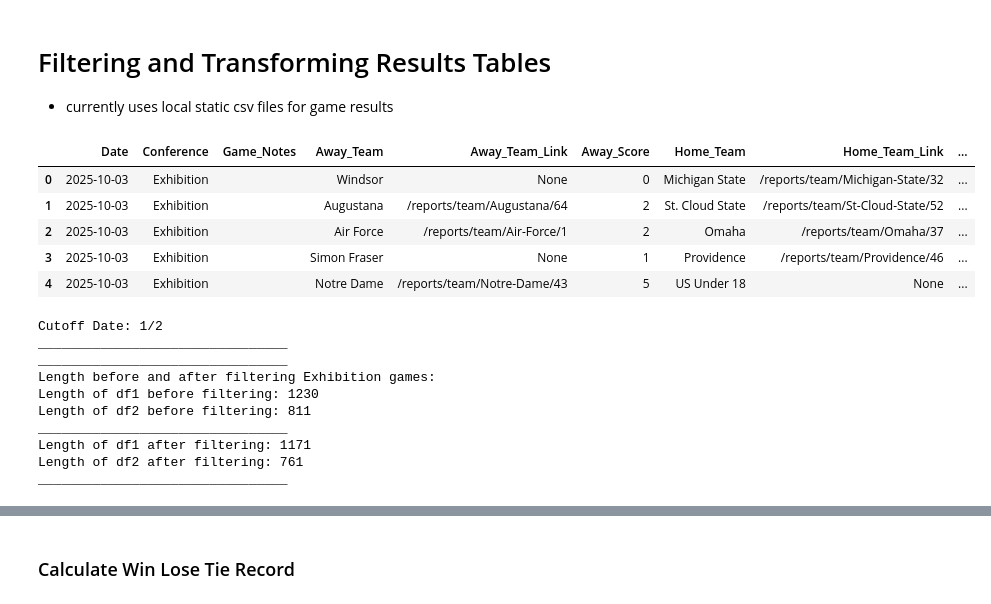
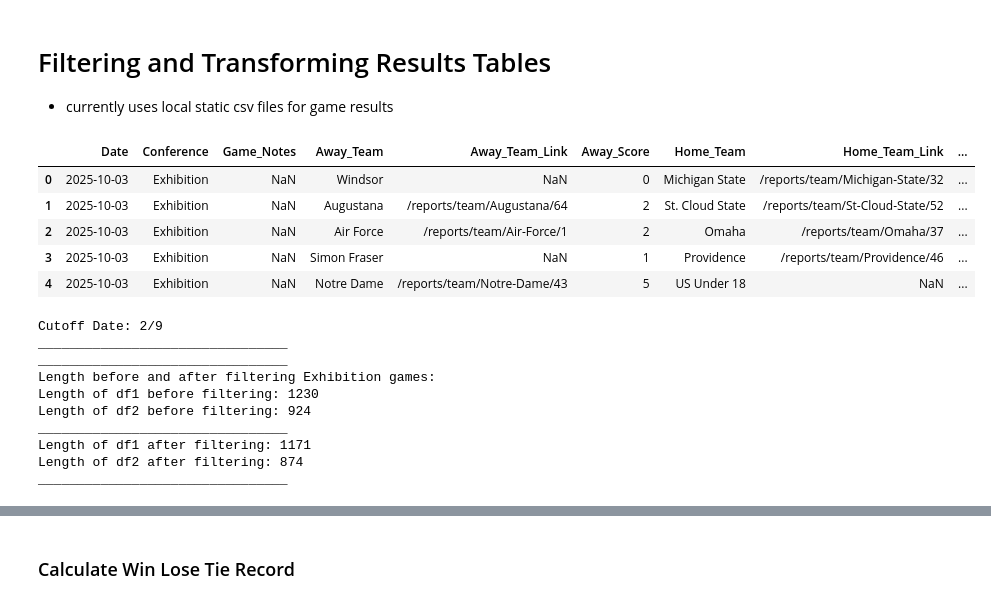
Before and after one commit to JSmith1826/college_hockey_2526, a Jupyter notebook: workbook/visualization_scripts/Point_percentage_year_over_year.ipynb, the cells around one changed output, grey strips where cells are left out. Cells and saved outputs as stored; diff of their text form; code cells hidden in the pictures.

```diff
--- a/workbook/visualization_scripts/Point_percentage_year_over_year.ipynb
+++ b/workbook/visualization_scripts/Point_percentage_year_over_year.ipynb
@@ -85,13 +85,13 @@ Index(['Current Team', 'Last_Name', 'First_Name', 'No', 'Position', 'Yr', 'Ht',
 # season = '2023-2024'
 # season_start_year = 2023
 
-# current_year_url = 'https://www.collegehockeynews.com/schedules/?season=20242025'
-# season = '2024-2025'
-# season_start_year = 2024
+current_year_url = 'https://www.collegehockeynews.com/schedules/?season=20242025'
+season = '2024-2025'
+season_start_year = 2024
 
-current_year_url = 'https://www.collegehockeynews.com/schedules/?season=20252026'
-season = '2025-2026'
-season_start_year = 2025
+# current_year_url = 'https://www.collegehockeynews.com/schedules/?season=20252026'
+# season = '2025-2026'
+# season_start_year = 2025
 # %%
 ## Table to Last season's results data
 ### Eventually would like to get results with SQL querry from database but
@@ -215,39 +215,39 @@ df.to_csv(output_file, index=False)
 # %%
 #### NEW CODE FOR 2023-24 to 2024-25 FUll Season Comparison
 
 # ### Set the cutoff date (month, day)
 # cutoff_month = 11
 # cutoff_day = 30
 
 # cutoff_str = f'{cutoff_month}/{cutoff_day}'
 
 ## Load the first season in comparison from temp folder
 input_file_1 = os.path.join(temp_folder, f'NEW_current_season_results_2024_2025.csv')
 df1 = pd.read_csv(input_file_1)
 # df1.info()
 
 ### Use version stored in Memory for second year schedule/results
 df2 = df
-# input_file_2 = os.path.join(temp_folder, f'NEW_current_season_results_2025_2026.csv')
-# df2 = pd.read_csv(input_file_2)
+input_file_2 = os.path.join(temp_folder, f'NEW_current_season_results_2025_2026.csv')
+df2 = pd.read_csv(input_file_2)
 # df2.info()
 
 
 df1.head()
 df2.head()
 # %% [output]
 |  | Date | Conference | Game_Notes | Away_Team | Away_Team_Link | Away_Score | Home_Team | Home_Team_Link | ... |
-| 0 | 2025-10-03 | Exhibition |  | Windsor | None | 0 | Michigan State | /reports/team/Michigan-State/32 | ... |
-| 1 | 2025-10-03 | Exhibition |  | Augustana | /reports/team/Augustana/64 | 2 | St. Cloud State | /reports/team/St-Cloud-State/52 | ... |
-| 2 | 2025-10-03 | Exhibition |  | Air Force | /reports/team/Air-Force/1 | 2 | Omaha | /reports/team/Omaha/37 | ... |
-| 3 | 2025-10-03 | Exhibition |  | Simon Fraser | None | 1 | Providence | /reports/team/Providence/46 | ... |
-| 4 | 2025-10-03 | Exhibition |  | Notre Dame | /reports/team/Notre-Dame/43 | 5 | US Under 18 | None | ... |
+| 0 | 2025-10-03 | Exhibition | NaN | Windsor | NaN | 0 | Michigan State | /reports/team/Michigan-State/32 | ... |
+| 1 | 2025-10-03 | Exhibition | NaN | Augustana | /reports/team/Augustana/64 | 2 | St. Cloud State | /reports/team/St-Cloud-State/52 | ... |
+| 2 | 2025-10-03 | Exhibition | NaN | Air Force | /reports/team/Air-Force/1 | 2 | Omaha | /reports/team/Omaha/37 | ... |
+| 3 | 2025-10-03 | Exhibition | NaN | Simon Fraser | NaN | 1 | Providence | /reports/team/Providence/46 | ... |
+| 4 | 2025-10-03 | Exhibition | NaN | Notre Dame | /reports/team/Notre-Dame/43 | 5 | US Under 18 | NaN | ... |
 # %%
 ### ORIGINAL CODE FOR 2024-25 to 2025-26 Year to Date Comparison
 
 ### Set the cutoff date (month, day)
-cutoff_month = 1
-cutoff_day = 2
+cutoff_month = 2
+cutoff_day = 9
 
 cutoff_str = f'{cutoff_month}/{cutoff_day}'
 
@@ -258,8 +258,8 @@ df1 = pd.read_csv(input_file_1)
 
 ##### Year Two for COmparison
 ### Connect to a csv file
-# input_file_2 = os.path.join(temp_folder, f'NEW_current_season_results_2025_2026.csv')
-# df2 = pd.read_csv(input_file_2)
+input_file_2 = os.path.join(temp_folder, f'NEW_current_season_results_2025_2026.csv')
+df2 = pd.read_csv(input_file_2)
 
 ## Get from most current db table
 # df2.info()
@@ -304,15 +304,15 @@ df2 = df2[~df2['Conference'].str.contains('Exhibition')]
 print(f'Length of df1 after filtering: {len(df1)}')
 print(f'Length of df2 after filtering: {len(df2)}\n________________________________')
 # %% [output]
-Cutoff Date: 1/2
+Cutoff Date: 2/9
 ________________________________
 ________________________________
 Length before and after filtering Exhibition games:
 Length of df1 before filtering: 1230
-Length of df2 before filtering: 811
+Length of df2 before filtering: 924
 ________________________________
 Length of df1 after filtering: 1171
-Length of df2 after filtering: 761
+Length of df2 after filtering: 874
 ________________________________
 # %%
 ## Make Sure Rensselaer is in both dataframes as either Home Team or Away Team
```
Also changed, not shown: parts of 9 cells of this notebook, 4 other files.
